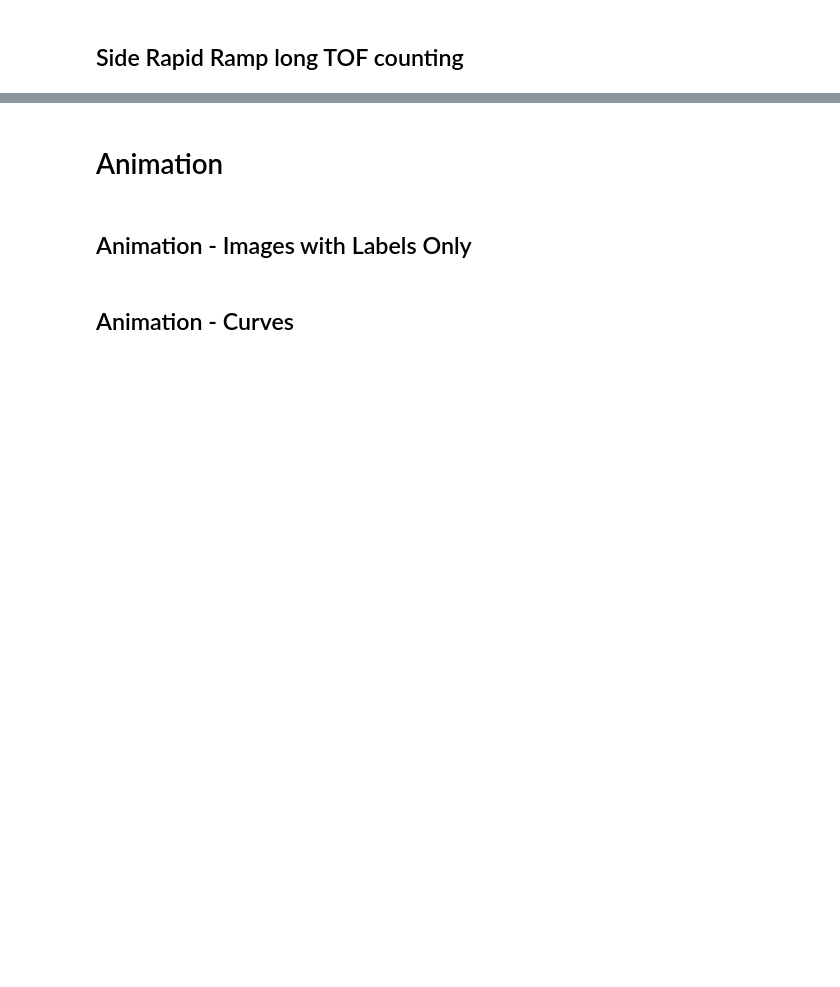
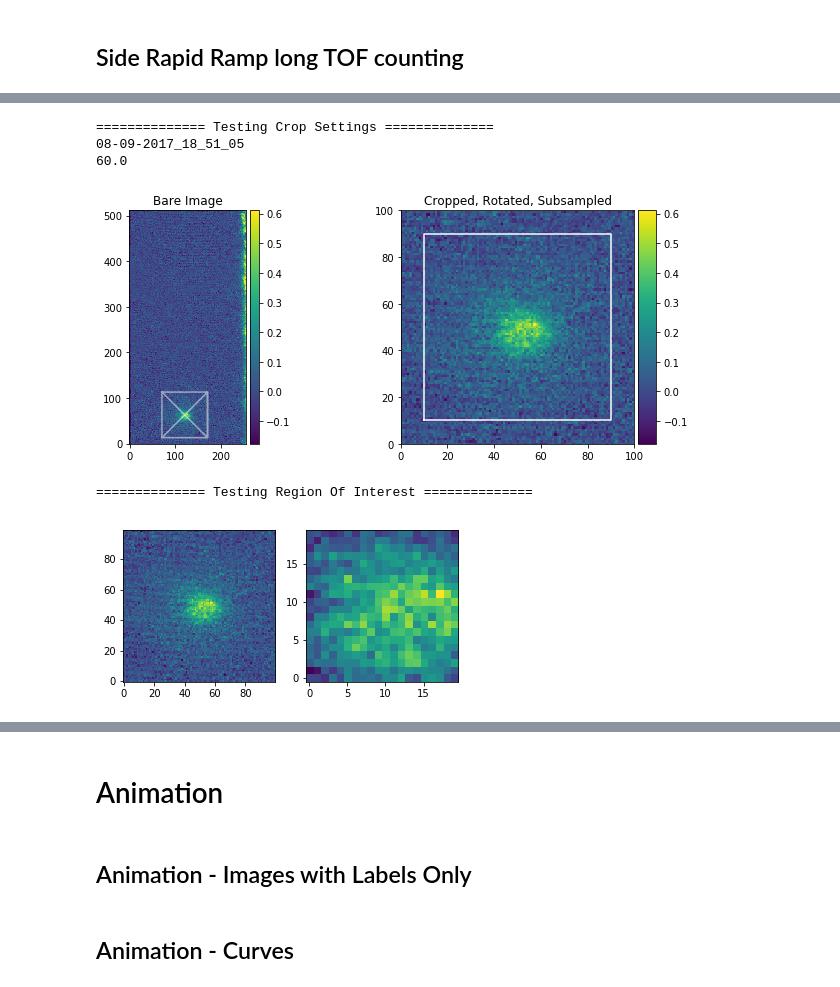
Before and after one commit to ranchop/QCalc, a Jupyter notebook: Daily QCalc/Daily QCalc.ipynb, the cells around one changed output, grey strips where cells are left out. Cells and saved outputs as stored; diff of their text form; code cells hidden in the pictures; blank space fills up the shorter version.

```diff
--- a/Daily QCalc/Daily QCalc.ipynb
+++ b/Daily QCalc/Daily QCalc.ipynb
@@ -2267,25 +2339,32 @@ df.x
 # %%
 
 # Tests
 print("\n============== Testing Crop Settings ==============")
-test = 8
+test = 6
 
 print(df.image.iloc[test].name)
 print(df.x.iloc[test])
 df.image.iloc[test].plot_crop()
 plt.show()
 
 # ROI
 print("\n============== Testing Region Of Interest ==============")
-center_offset = [2, 0]
+center_offset = [0, 0]
 width, height = 20, 20
 roi = tp.imagedata.get_cropi(df.image.iloc[test].od,
                              center=(df.image.iloc[test].od.shape[1]//2 + center_offset[1], df.image.iloc[test].od.shape[0]//2 + center_offset[0]),
                              width=width, height=height)
 fig, ax = plt.subplots(figsize=(6,3), ncols=2)
 ax[0].imshow(df.image.iloc[test].od, origin='lower')
 ax[1].imshow(df.image.iloc[test].od[roi], origin='lower')
 plt.show()
+# %% [output]
+============== Testing Crop Settings ==============
+08-09-2017_18_51_05
+60.0
+[figure, added]
+============== Testing Region Of Interest ==============
+[figure, added]
 # %%
 # Fitting
 print("\n============== Condensate number ==============")
```
Also changed, not shown: parts of 10 cells of this notebook.
